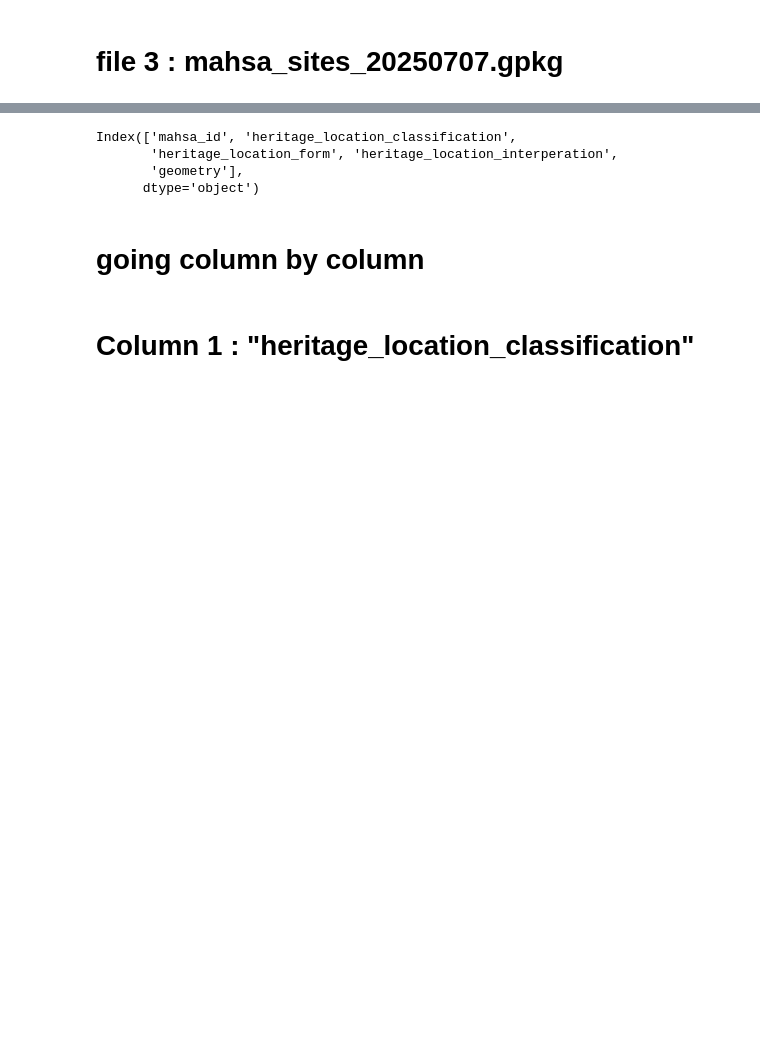
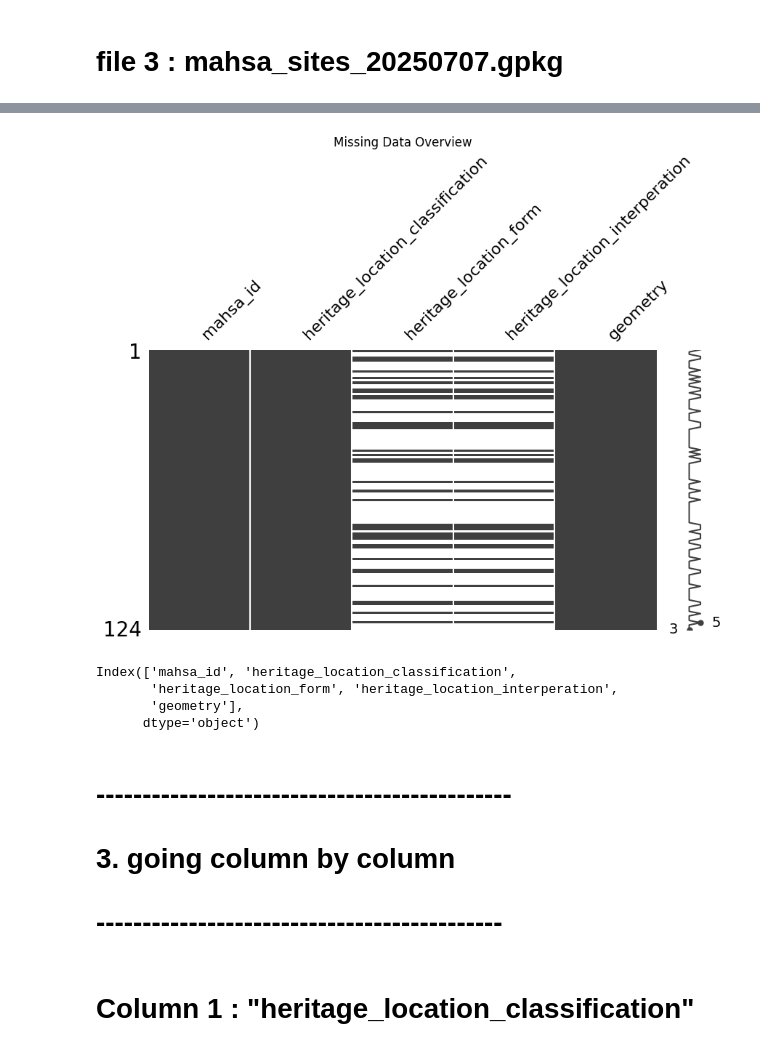
Before and after one commit to Snehal-Goyal/EDA, a Jupyter notebook: file description.ipynb, the cells around one changed output, grey strips where cells are left out. Saved outputs shown, nothing was run; the diff lists cells and outputs as text; code cells hidden in the pictures; blank space fills up the shorter version.

```diff
--- a/file description.ipynb
+++ b/file description.ipynb
@@ -108,3 +130,9 @@ EPSG:4326
+# %%
+msno.matrix(mahsa_sites, figsize=(10, 5))
+plt.title("Missing Data Overview")
+plt.show()
+# %% [output]
+[figure, added]
 # %%
 print(mahsa_sites.columns)
 # %% [output]
@@ -113,7 +141,9 @@ Index(['mahsa_id', 'heritage_location_classification',
        'geometry'],
       dtype='object')
 # %% [markdown]
-# going column by column
+# ---------------------------------------------
+# 3. going column by column
+# --------------------------------------------
 # %% [markdown]
 # Column 1 : "heritage_location_classification"
 # %% [markdown]
```
Also changed, not shown: parts of 22 cells of this notebook.
